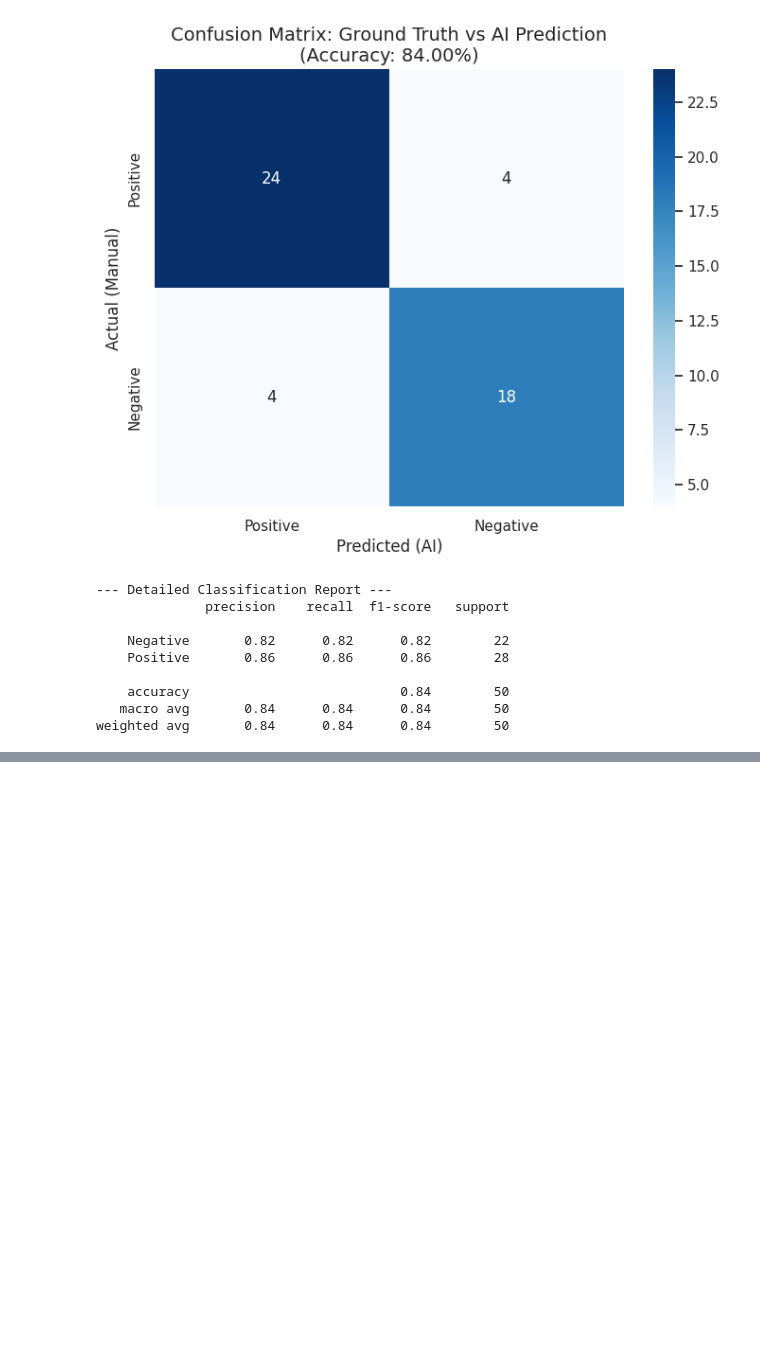
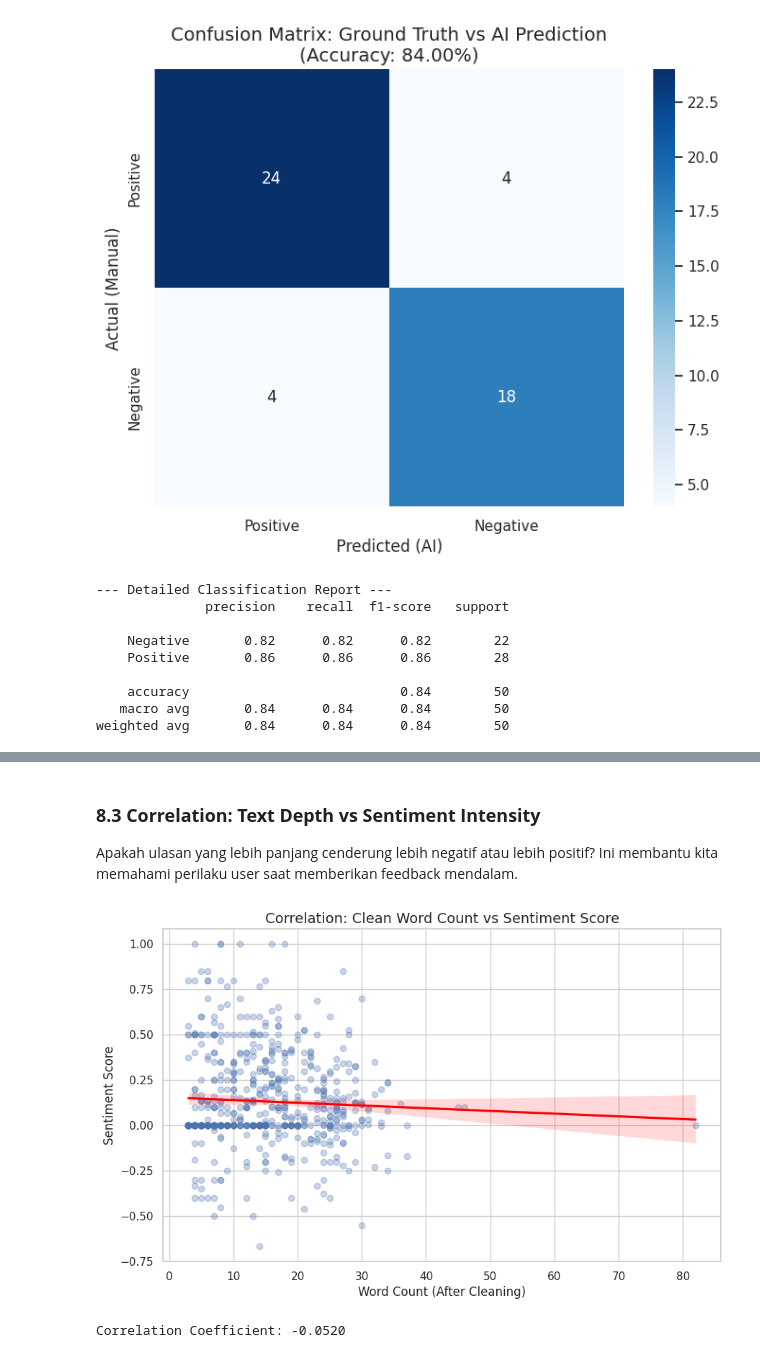
Before and after one commit to LatiefDataVisionary/pm-tools-absa-analysis, a Jupyter notebook: notebook/absa_x.ipynb, the cells around one changed output, grey strips where cells are left out. Saved outputs shown, nothing was run; the diff lists cells and outputs as text; code cells hidden in the pictures; blank space fills up the shorter version.

```diff
--- a/notebook/absa_x.ipynb
+++ b/notebook/absa_x.ipynb
@@ -1486,0 +1610,19 @@ weighted avg       0.84      0.84      0.84        50
+# %% [markdown]
+### **8.3 Correlation: Text Depth vs Sentiment Intensity**
+Apakah ulasan yang lebih panjang cenderung lebih negatif atau lebih positif? Ini membantu kita memahami perilaku user saat memberikan feedback mendalam.
+# %%
+combined_df['clean_word_count'] = combined_df['clean_text'].apply(lambda x: len(x.split()))
+
+plt.figure(figsize=(10, 6))
+sns.regplot(data=combined_df, x='clean_word_count', y='sentiment_score',
+            scatter_kws={'alpha':0.3}, line_kws={'color':'red'})
+plt.title('Correlation: Clean Word Count vs Sentiment Score')
+plt.xlabel('Word Count (After Cleaning)')
+plt.ylabel('Sentiment Score')
+plt.show()
+
+corr_val = combined_df['clean_word_count'].corr(combined_df['sentiment_score'])
+print(f"Correlation Coefficient: {corr_val:.4f}")
+# %% [output]
+[figure, added]
+Correlation Coefficient: -0.0520
```
Also changed, not shown: parts of 27 cells of this notebook.
